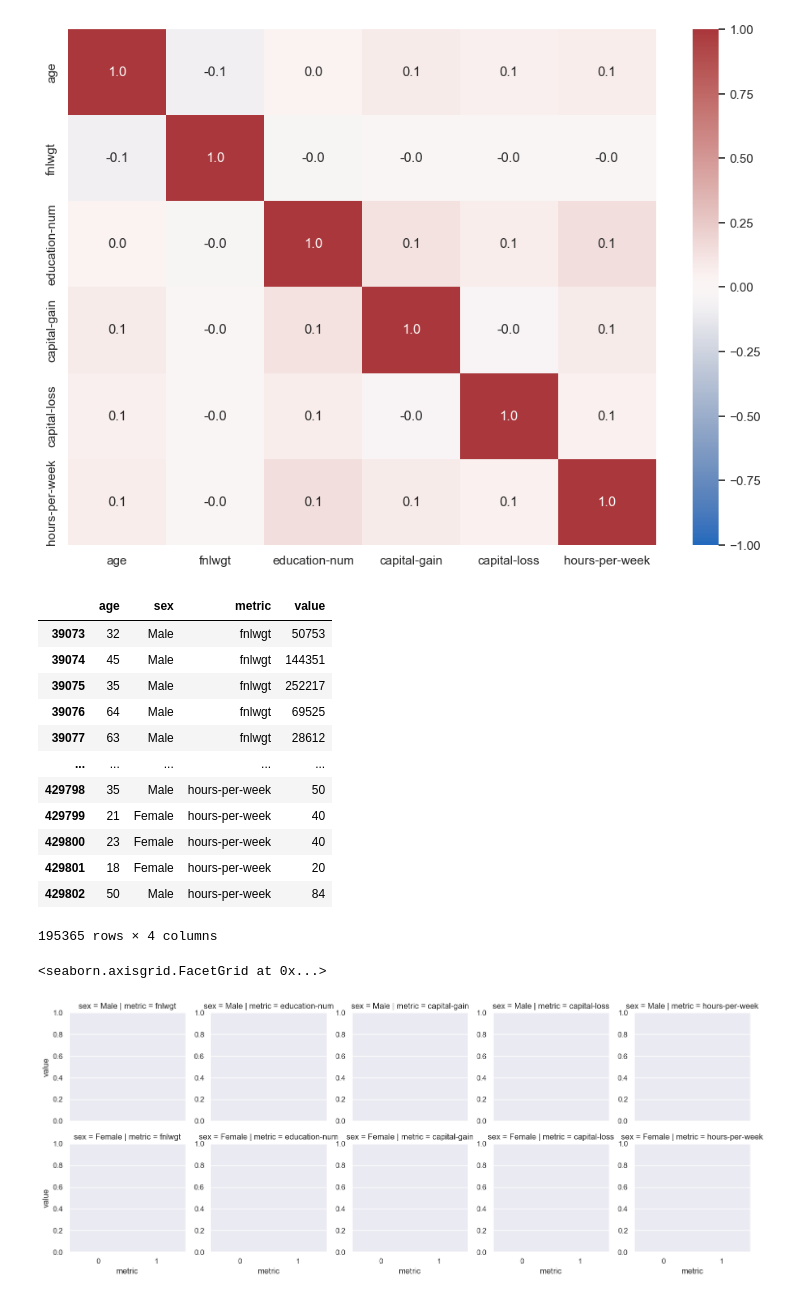
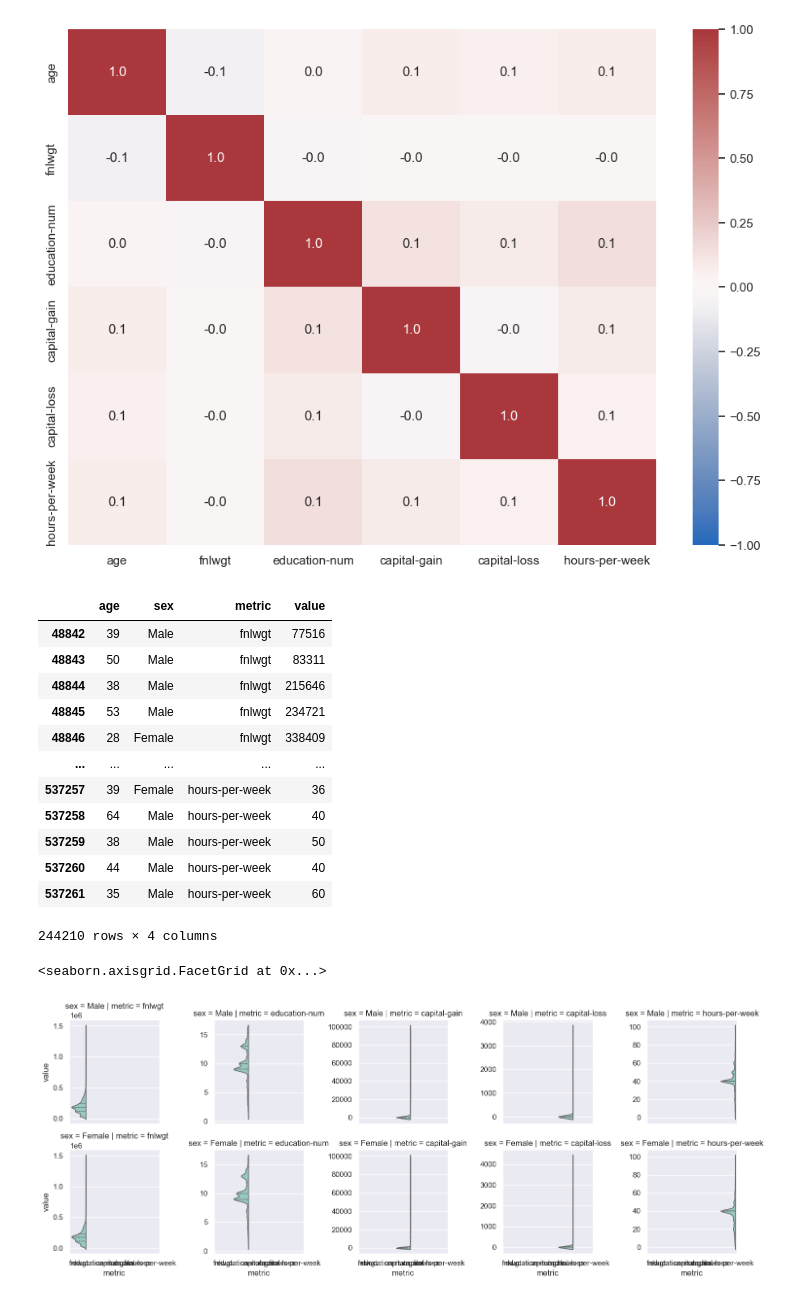
Before and after one commit to PavanKB/PS_1, a Jupyter notebook: eda_census_income.ipynb, the cells around one changed output. Drawn from its saved outputs; the diff is of its cells as text; code cells hidden in the pictures.

```diff
--- a/eda_census_income.ipynb
+++ b/eda_census_income.ipynb
@@ -38,3 +25,16 @@ X, y, metadata, variables = get_data('census_income')
 X.shape
 # %% [output]
 (48842, 14)
+# %%
+# Replace ? with np.nan
+X.replace({'workclass': {'?': np.nan},
+           'occupation': {'?': np.nan},
+           'native-country': {'?': np.nan}},
+           inplace=True)
+# %%
+
+r, _ = np.where(pd.isnull(X))
+
+idx = [i for i in range(X.shape[0]) if i not in r]
+X = X.iloc[idx, :]
+y = y.iloc[idx, :]
@@ -103,7 +115,7 @@ X_train, X_test, y_train, y_test = train_test_split(X, y, test_size=0.2, random_
 3. Do a correlation plot o
 # %%
 
-X_eda = X_train.copy()
+X_eda = X.copy()
 # %%
 X_melt = X_eda.melt(id_vars=['age', 'sex'],
                 var_name='metric')
@@ -127,38 +143,38 @@ sns.heatmap(X_eda[int_cols].corr(),annot=True, fmt=".1f", vmin=-1, vmax = 1, cma
 [figure]
 # %%
 
-X_int_melt = X_melt.query('metric in @int_cols')
+X_int_melt = X_melt.query('metric in @num_cols')
 # %%
 X_int_melt
 # %% [output]
 |  | age | sex | metric | value |
-| 39073 | 32 | Male | fnlwgt | 50753 |
-| 39074 | 45 | Male | fnlwgt | 144351 |
-| 39075 | 35 | Male | fnlwgt | 252217 |
-| 39076 | 64 | Male | fnlwgt | 69525 |
-| 39077 | 63 | Male | fnlwgt | 28612 |
+| 48842 | 39 | Male | fnlwgt | 77516 |
+| 48843 | 50 | Male | fnlwgt | 83311 |
+| 48844 | 38 | Male | fnlwgt | 215646 |
+| 48845 | 53 | Male | fnlwgt | 234721 |
+| 48846 | 28 | Female | fnlwgt | 338409 |
 | ... | ... | ... | ... | ... |
-| 429798 | 35 | Male | hours-per-week | 50 |
-| 429799 | 21 | Female | hours-per-week | 40 |
-| 429800 | 23 | Female | hours-per-week | 40 |
-| 429801 | 18 | Female | hours-per-week | 20 |
-| 429802 | 50 | Male | hours-per-week | 84 |
+| 537257 | 39 | Female | hours-per-week | 36 |
+| 537258 | 64 | Male | hours-per-week | 40 |
+| 537259 | 38 | Male | hours-per-week | 50 |
+| 537260 | 44 | Male | hours-per-week | 40 |
+| 537261 | 35 | Male | hours-per-week | 60 |
-195365 rows × 4 columns
+244210 rows × 4 columns
 # %%
 
 def _violinplot(x, y, hue,  **kwargs):
     """
     https://stackoverflow.com/a/44035405/6931113
 
     x: pd.series
     """
     sns.violinplot(x=x, y=y, hue=hue, **kwargs)
 
 g = sns.FacetGrid(X_int_melt, row="sex", col='metric', sharey=False)
-g.map(_violinplot, 'metric', 'value',  'sex', split=True, inner="quart", palette="Set3", order=[0, 1], legend=True)
+g.map(_violinplot, 'metric', 'value',  'sex', split=True, inner="quart", palette="Set3", legend=True)
 # %% [output]
 <seaborn.axisgrid.FacetGrid at 0x...>
-[figure, old version]
+[figure, new version]
 # %%
 cols = ['age', 'sex'] + cat_cols.tolist()
 X_cat_melt = X_melt.query('metric in @cat_cols')
```
Also changed, not shown: parts of 18 cells of this notebook, 8 other files.
